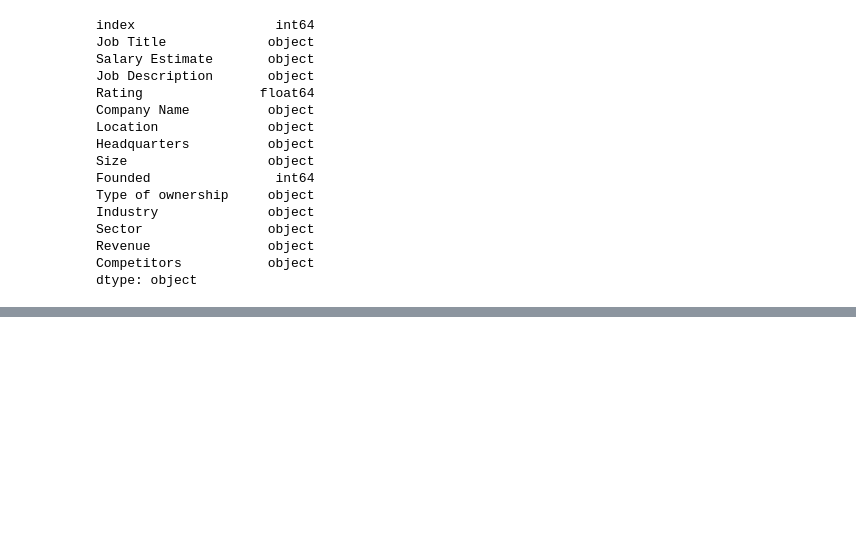
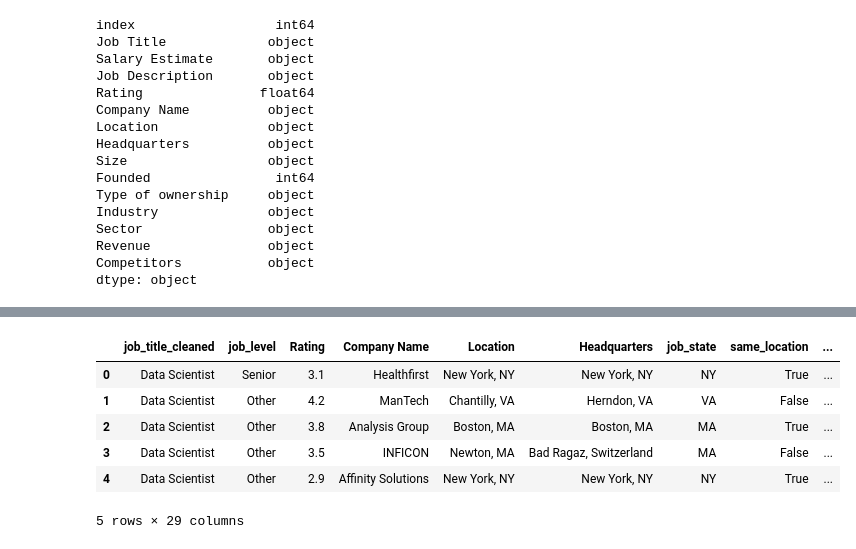
Before and after one commit to alyssapepito/portfolio-projects, a Jupyter notebook: notebooks/Data_Science_Job_Postings.ipynb, the cells around one changed output, grey strips where cells are left out. Cells and saved outputs as stored; diff of their text form; code cells hidden in the pictures; blank space fills up the shorter version.

```diff
--- a/notebooks/Data_Science_Job_Postings.ipynb
+++ b/notebooks/Data_Science_Job_Postings.ipynb
@@ -198,0 +449,17 @@ df.head()
+# %%
+# Rearrange the columns of the dataframe
+dfCleaned = df.copy()
+
+cols = ['job_title_cleaned', 'job_level', 'Rating', 'Company Name', 'Location', 'Headquarters', 'job_state', 'same_location',
+        'Size', 'years_of_operation', 'Type of ownership', 'Industry', 'Sector', 'Revenue', 'min_salary', 'max_salary',
+        'avg_salary', 'python', 'r', 'excel', 'sql', 'tableau', 'power_bi', 'hadoop', 'spark', 'kafka', 'aws', 'big_data', 'machine_learning']
+dfCleaned = dfCleaned[cols]
+dfCleaned.head()
+# %% [output]
+|  | job_title_cleaned | job_level | Rating | Company Name | Location | Headquarters | job_state | same_location | ... |
+| 0 | Data Scientist | Senior | 3.1 | Healthfirst | New York, NY | New York, NY | NY | True | ... |
+| 1 | Data Scientist | Other | 4.2 | ManTech | Chantilly, VA | Herndon, VA | VA | False | ... |
+| 2 | Data Scientist | Other | 3.8 | Analysis Group | Boston, MA | Boston, MA | MA | True | ... |
+| 3 | Data Scientist | Other | 3.5 | INFICON | Newton, MA | Bad Ragaz, Switzerland | MA | False | ... |
+| 4 | Data Scientist | Other | 2.9 | Affinity Solutions | New York, NY | New York, NY | NY | True | ... |
+5 rows × 29 columns
```
Also changed, not shown: parts of 29 cells of this notebook, 3 other files.
